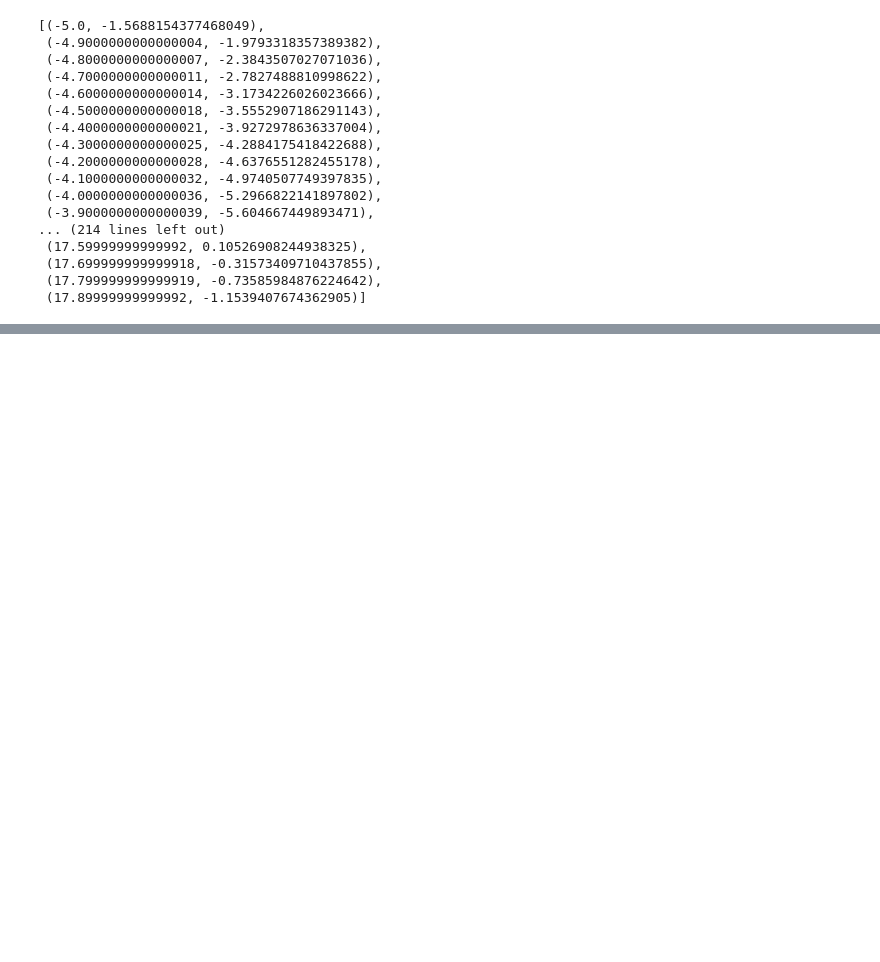
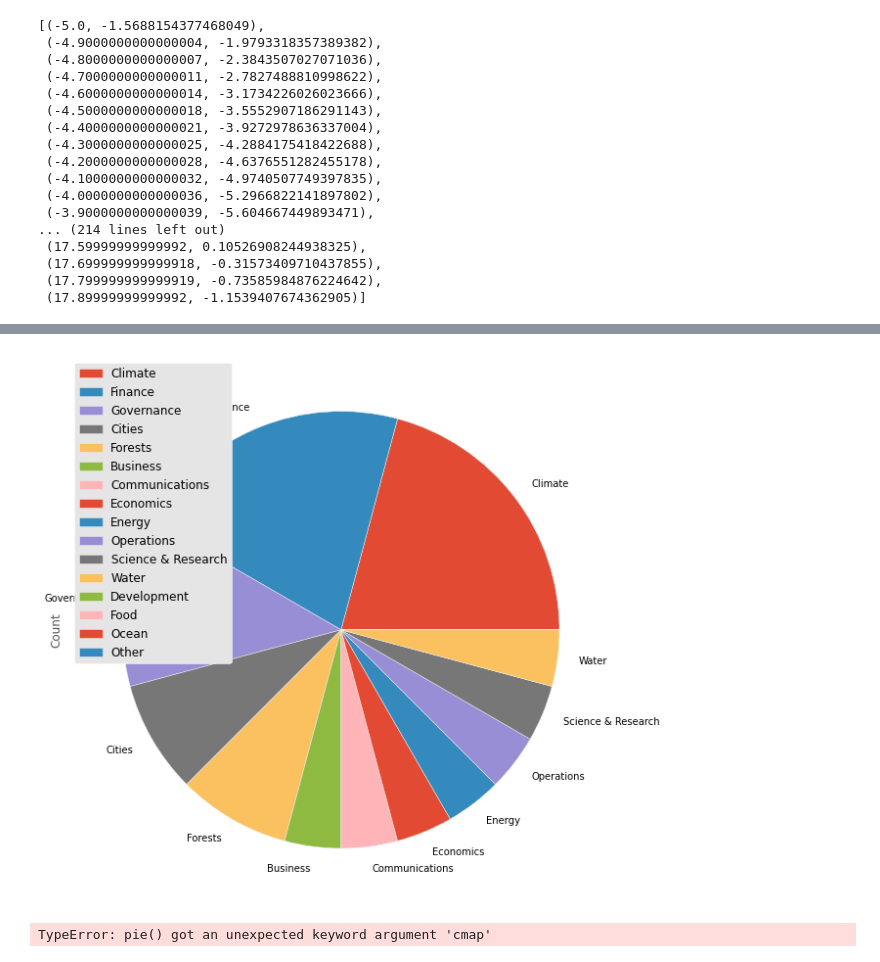
Before and after one commit to vipassana/Learning, a Jupyter notebook: Python/matplotlib/curve.ipynb, the cells around one changed output, grey strips where cells are left out. Drawn from its saved outputs; the diff is of its cells as text; code cells hidden in the pictures; blank space fills up the shorter version.

```diff
--- a/Python/matplotlib/curve.ipynb
+++ b/Python/matplotlib/curve.ipynb
@@ -1,10 +1,13 @@
 # %%
-import matplotlib.pyplot as plot
+import matplotlib.pyplot as plt
 import numpy as np
+import pandas as pd
+from matplotlib import cm
+from matplotlib.colors import ListedColormap, LinearSegmentedColormap
 
 %matplotlib inline
 
-plot.style.use('bmh')
+plot.style.use('ggplot')
 # %%
 def inflection_points(points, axis, span):
     '''
@@ -97,3 +100,5 @@ zip(time,frequency)
  (17.699999999999918, -0.31573409710437855),
  (17.799999999999919, -0.73585984876224642),
  (17.89999999999992, -1.1539407674362905)]
+# %%
+members = pd.read_csv('./vsa.csv')
@@ -99,0 +114,6 @@ zip(time,frequency)
+# %%
+members.index=members.Program
+# %%
+members.plot.pie(y='Count', figsize=(10, 10));
+# %% [output]
+[figure, added]
@@ -99,0 +122,22 @@ zip(time,frequency)
+# %%
+plt.pie(
+    # using data total)arrests
+    members['Count'],
+    # with the labels being officer names
+    labels=members['Program'],
+    # with no shadows
+    shadow=False,
+    # with colors
+    cmap=colors,
+    # with the start angle at 90%
+    startangle=90
+    )
+
+# View the plot drop above
+plt.axis('equal')
+
+# View the plot
+plt.tight_layout()
+plt.show()
+# %% [output]
+TypeError: pie() got an unexpected keyword argument 'cmap'
```
Also changed, not shown: parts of 2 cells of this notebook.
